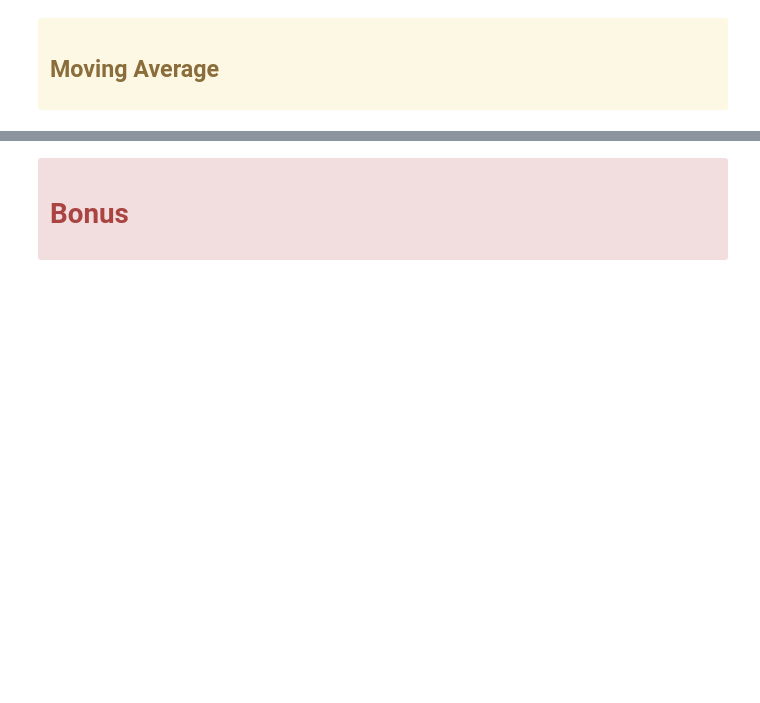
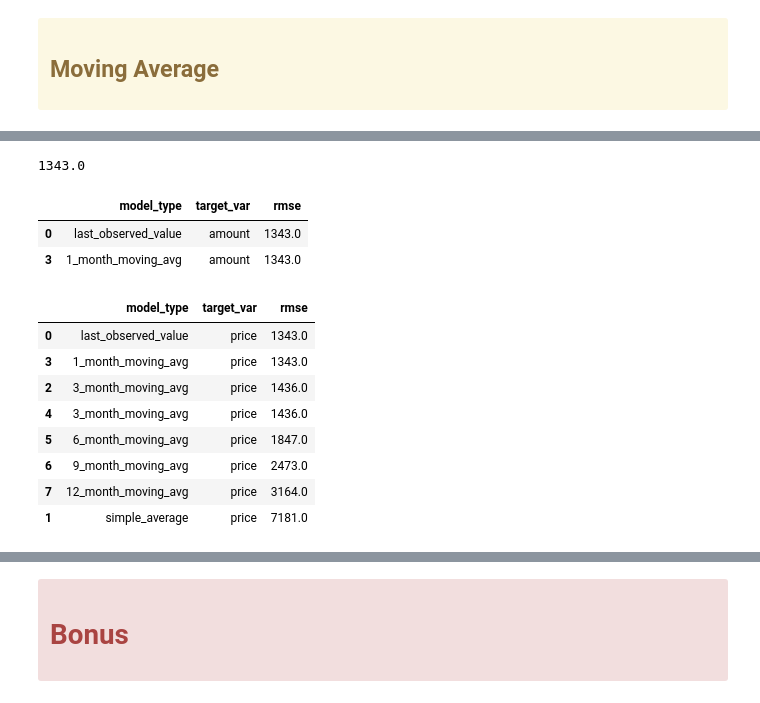
Before and after one commit to QMCBT-JustinEvans/time-series-exercises, a Jupyter notebook: 05_model.ipynb, the cells around one changed output, grey strips where cells are left out. Cells and saved outputs as stored; diff of their text form; code cells hidden in the pictures; blank space fills up the shorter version.

```diff
--- a/05_model.ipynb
+++ b/05_model.ipynb
@@ -679,3 +754,28 @@ eval_df
+# %%
+# show it
+min_rmse
+# %% [output]
+1343.0
+# %%
+# show DataFrame for just min rmse
+eval_df[eval_df.rmse == min_rmse]
+# %% [output]
+|  | model_type | target_var | rmse |
+| 0 | last_observed_value | amount | 1343.0 |
+| 3 | 1_month_moving_avg | amount | 1343.0 |
+# %%
+# show entire DataFrame sorted by RMSE
+eval_df.sort_values(by='rmse')
+# %% [output]
+|  | model_type | target_var | rmse |
+| 0 | last_observed_value | price | 1343.0 |
+| 3 | 1_month_moving_avg | price | 1343.0 |
+| 2 | 3_month_moving_avg | price | 1436.0 |
+| 4 | 3_month_moving_avg | price | 1436.0 |
+| 5 | 6_month_moving_avg | price | 1847.0 |
+| 6 | 9_month_moving_avg | price | 2473.0 |
+| 7 | 12_month_moving_avg | price | 3164.0 |
+| 1 | simple_average | price | 7181.0 |
 # %% [markdown]
 <div class="alert alert-warning">
 
```
Also changed, not shown: parts of 56 cells of this notebook.
